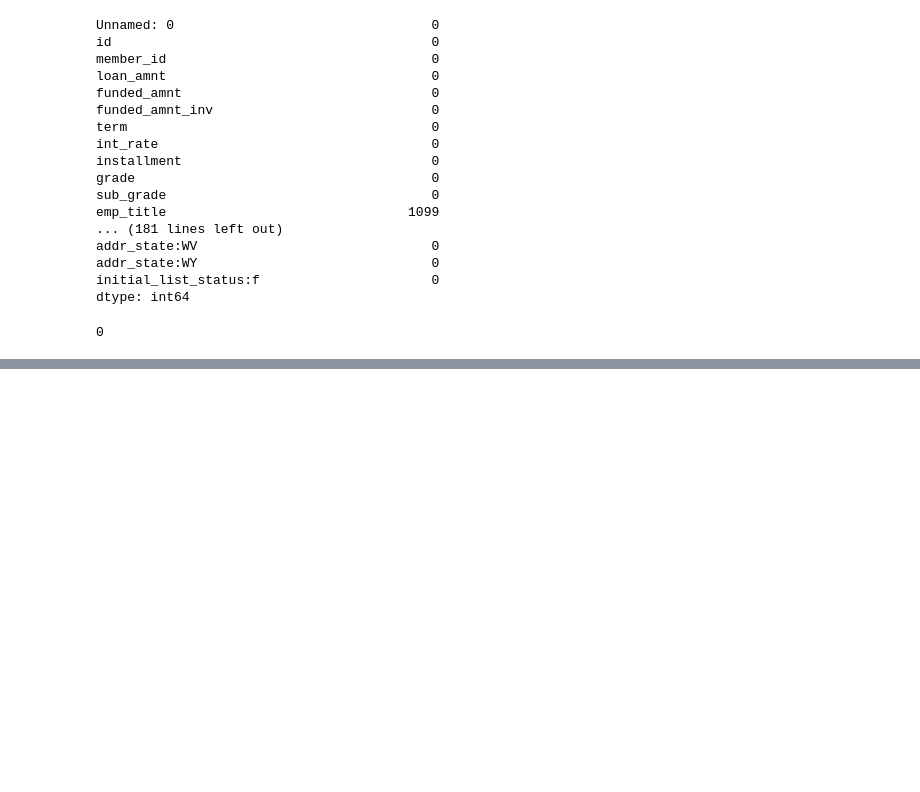
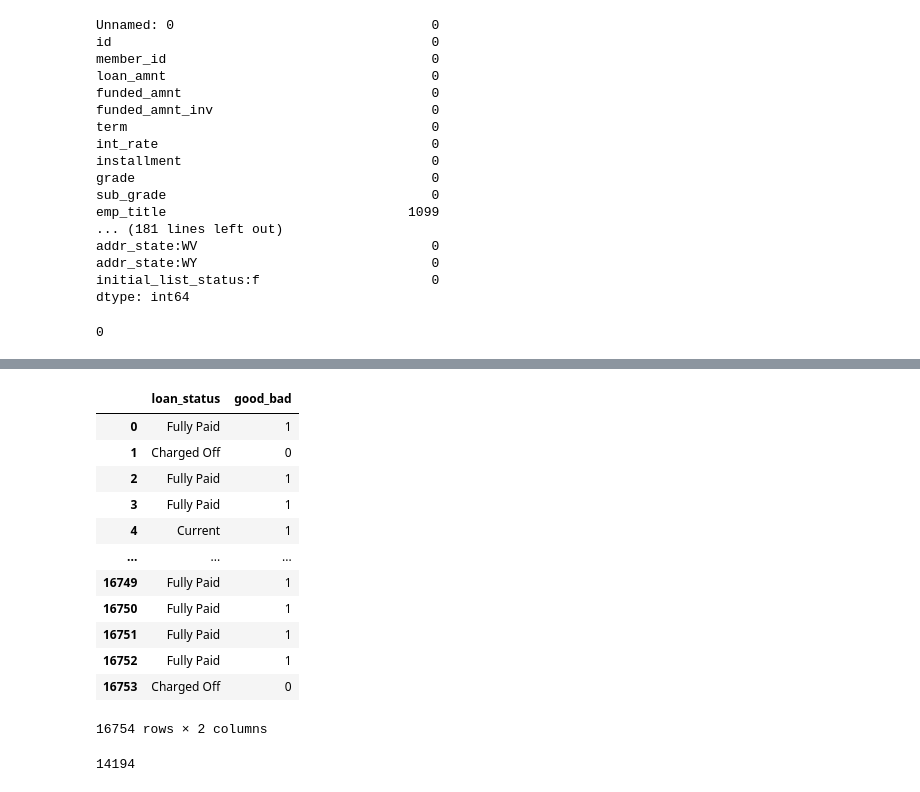
Before and after one commit to andre-cav/Credit-Risk-with-Python, a Jupyter notebook: Credit_Risk_ModellingData.ipynb, the cells around one changed output, grey strips where cells are left out. Drawn from its saved outputs; the diff is of its cells as text; code cells hidden in the pictures; blank space fills up the shorter version.

```diff
--- a/Credit_Risk_ModellingData.ipynb
+++ b/Credit_Risk_ModellingData.ipynb
@@ -305,0 +302,2 @@ df_loan['total_rev_hi_lim'].isnull().sum()
+# %%
+df_loan['annual_inc'].fillna(df_loan['annual_inc'].mean(), inplace=True) # Filling with the mean value, but the rest i will fill with 0
@@ -305,0 +355,22 @@ df_loan['total_rev_hi_lim'].isnull().sum()
+# %%
+df_loan['good_bad'] = np.where(df_loan['loan_status'].isin(['Charged Off','Late (31-120 days)','Default']),  0,  1)
+# %%
+df_loan[['loan_status','good_bad']]
+# %% [output]
+|  | loan_status | good_bad |
+| 0 | Fully Paid | 1 |
+| 1 | Charged Off | 0 |
+| 2 | Fully Paid | 1 |
+| 3 | Fully Paid | 1 |
+| 4 | Current | 1 |
+| ... | ... | ... |
+| 16749 | Fully Paid | 1 |
+| 16750 | Fully Paid | 1 |
+| 16751 | Fully Paid | 1 |
+| 16752 | Fully Paid | 1 |
+| 16753 | Charged Off | 0 |
+16754 rows × 2 columns
+# %%
+df_loan['good_bad'].sum()
+# %% [output]
+14194
```
Also changed, not shown: parts of 15 cells of this notebook.
